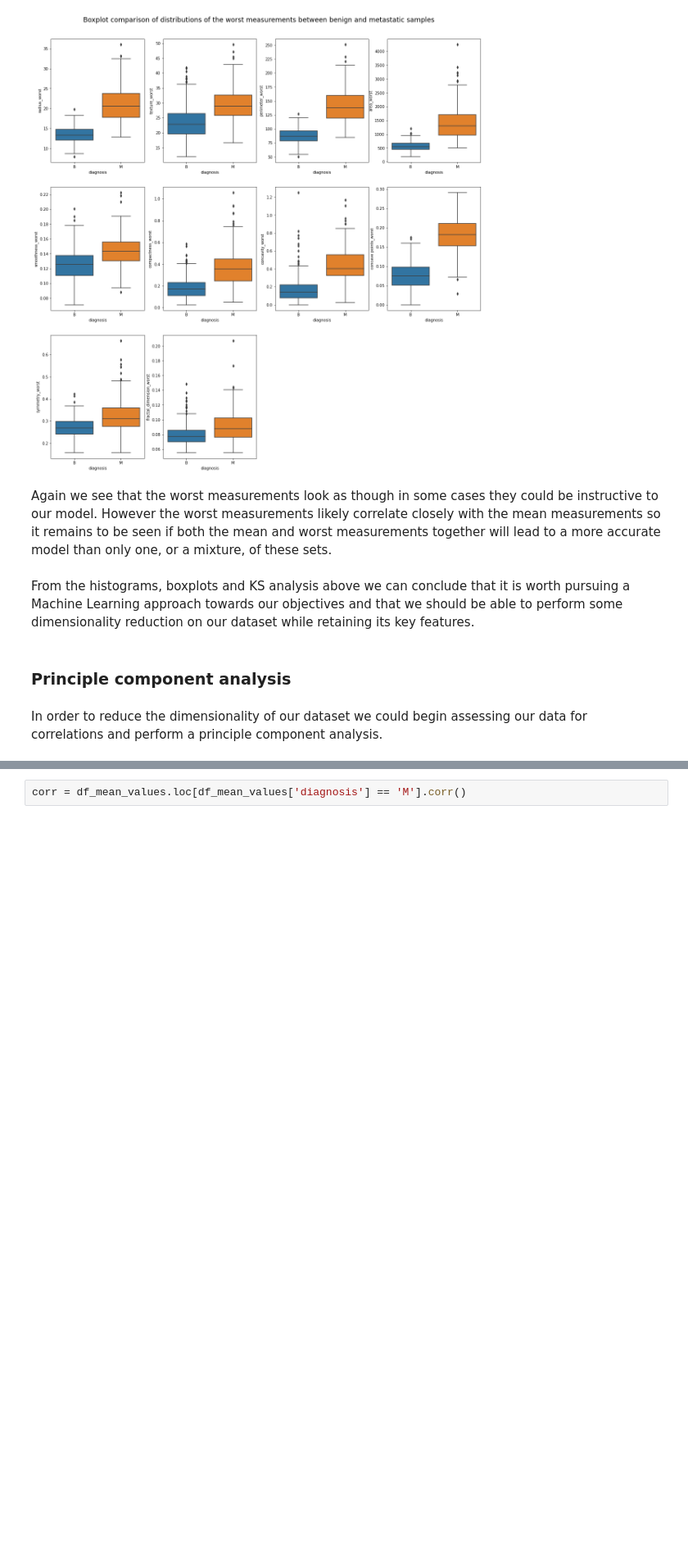
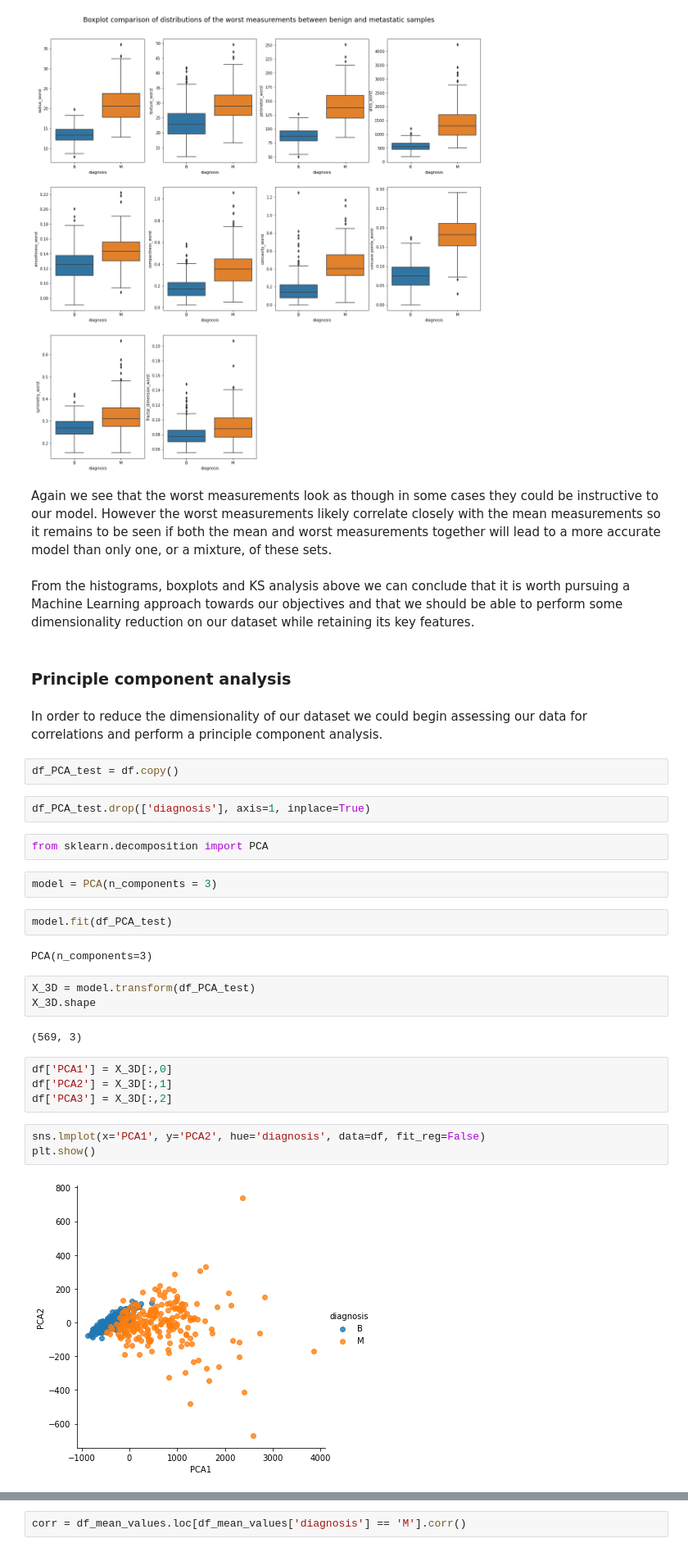
Before and after one commit to magg01/Predicting_metastatic_breast_cancer, a Jupyter notebook: Coursework/Predicting Metastatic Breast Cancer.ipynb, the cells around one changed output, grey strips where cells are left out. Shown at 82% size. Cells and saved outputs as stored; diff of their text form; blank space fills up the shorter version.

```diff
--- a/Coursework/Predicting Metastatic Breast Cancer.ipynb
+++ b/Coursework/Predicting Metastatic Breast Cancer.ipynb
@@ -339,3 +339,29 @@ From the histograms, boxplots and KS analysis above we can conclude that it is w
 ### Principle component analysis
 # %% [markdown]
 In order to reduce the dimensionality of our dataset we could begin assessing our data for correlations and perform a principle component analysis.
+# %%
+df_PCA_test = df.copy()
+# %%
+df_PCA_test.drop(['diagnosis'], axis=1, inplace=True)
+# %%
+from sklearn.decomposition import PCA
+# %%
+model = PCA(n_components = 3)
+# %%
+model.fit(df_PCA_test)
+# %% [output]
+PCA(n_components=3)
+# %%
+X_3D = model.transform(df_PCA_test)
+X_3D.shape
+# %% [output]
+(569, 3)
+# %%
+df['PCA1'] = X_3D[:,0]
+df['PCA2'] = X_3D[:,1]
+df['PCA3'] = X_3D[:,2]
+# %%
+sns.lmplot(x='PCA1', y='PCA2', hue='diagnosis', data=df, fit_reg=False)
+plt.show()
+# %% [output]
+[figure, added]
```
Also changed, not shown: parts of 6 cells of this notebook.
